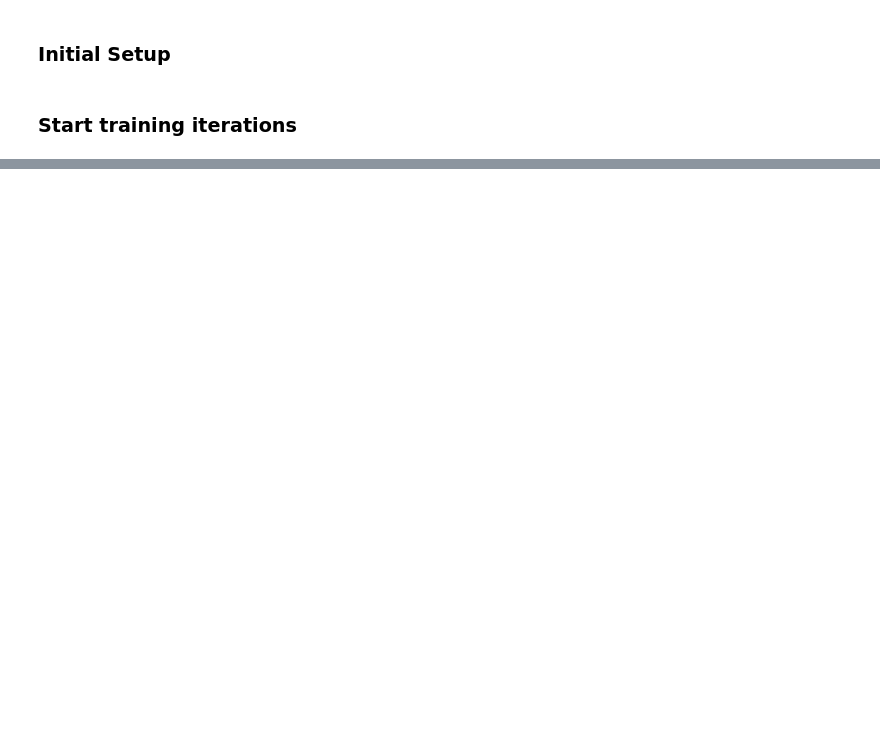
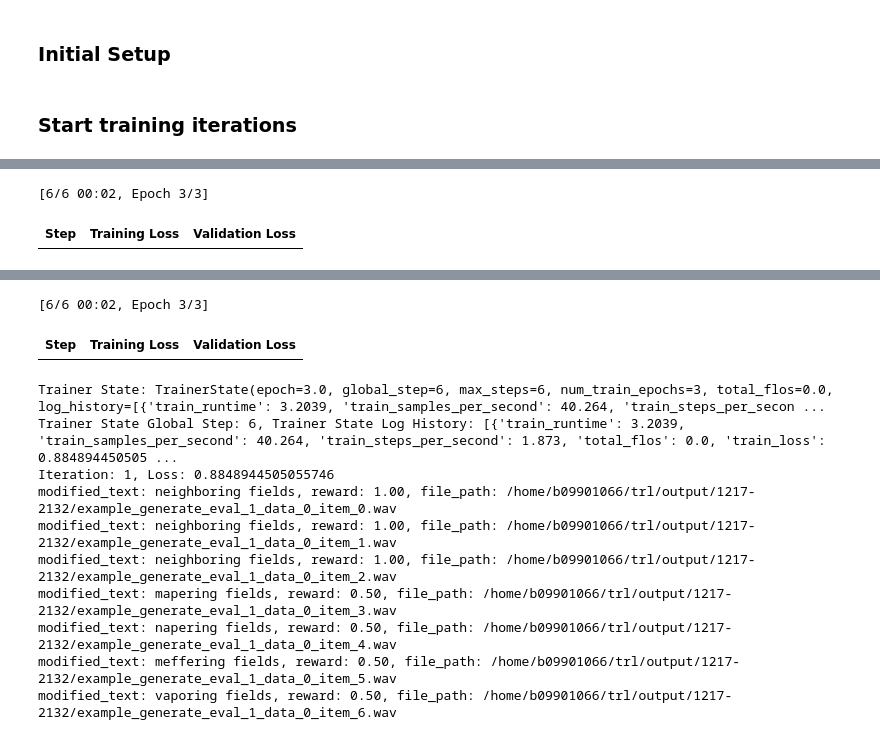
Before and after one commit to Alanhsiu/trl, a Jupyter notebook: dpo_claps_asr.ipynb, the cells around one changed output, grey strips where cells are left out. Cells and saved outputs as stored; diff of their text form; code cells hidden in the pictures; blank space fills up the shorter version.

```diff
--- a/dpo_claps_asr.ipynb
+++ b/dpo_claps_asr.ipynb
@@ -477,0 +540,9 @@ def train_iteration(model,
+# %%
+asr_model_size = "large-v1" ## tiny, medium, large-v1, large-v2
+
+if torch.cuda.is_available():
+    asr_model = WhisperModel(asr_model_size, device="cuda", compute_type="float16")
+    print(asr_model_size, "cuda", "float16")
+else:
+    asr_model = WhisperModel(asr_model_size, device="cpu", compute_type="int8")
+    print(asr_model_size, "cpu", "int8")
@@ -591,5 +612,4 @@ original_instruction[1294] = instruction_1
 # %%
-# Configuration
 sr = 24000
 text_enc_name = "google/flan-t5-large"
 text_enc_dim = 1024
@@ -600,10 +620,9 @@ speech_blstm_dim = 256
 rep_dim = 512
 sub_dim = 0
 n_sub = 1
-ckpt_pth = f'{base_path}/CLAPS/pretrained/7d/cp_claps_blstm_m_50k_v3/cp_0045000'
+ckpt_pth = f'{current_base_path}/CLAPS/pretrained/7d/cp_claps_blstm_m_50k_v3/cp_0045000'
 project_dir = "cp_claps"
 
-# Argument Namespace
 a = argparse.Namespace(
     sr=sr,
     text_enc_name=text_enc_name,
@@ -618,6 +637,3 @@ a = argparse.Namespace(
     ckpt_pth=ckpt_pth,
     project_dir=project_dir
 )
-
-# Load CLAP model
-clap_model, accelerator = load_model(a)
@@ -796,8 +750,8 @@ os.environ["WANDB__SERVICE"] = "disabled"
 # %%
 disable_tqdm = not os.isatty(1)
 
-def evaluate_iteration(eval_type, iteration, eval_indices, eval_data_len):
-    metrics, rewards, all_asr_rewards = eval_dpo_claps_asr_batch(
+def evaluate_iteration(eval_type, iteration, eval_indices, eval_data_len, is_baseline=False):
+    metrics, rewards, all_claps_rewards, all_asr_rewards = eval_dpo_claps_asr_batch(
         nar_model=nar_model,
         ar_tokenizer=ar_tokenizer,
         nar_tokenizer=nar_tokenizer,
@@ -815,17 +769,41 @@ def evaluate_iteration(eval_type, iteration, eval_indices, eval_data_len):
         asr_model=asr_model,
         accelerator=accelerator
     )
-    logging.info(f"Trained Model Iteration {iteration} {eval_type} Set Evaluation:")
+
+    prefix = "Baseline/" if is_baseline else f"Eval/{eval_type}_"
+    step = 0 if is_baseline else iteration
+
+    logging.info(f"{'Baseline' if is_baseline else 'Trained Model'} Iteration {iteration} {eval_type} Set Evaluation:")
     logging.info(f"EVAL: Cosine_Sim metrics {eval_type} Set for iteration {iteration}: {metrics}")
     logging.info(f"EVAL: Cosine_Sim score {eval_type} Set for iteration {iteration}: {rewards}")
 
     reward_list = [np.mean([r for r in reward_group if r is not None]) if reward_group else None for reward_group in rewards]
-    logging.info(f"EVAL: Trained model Cosine_Sim score list on {eval_type} set: {reward_list}")
     filtered_reward_list = [r for r in reward_list if r is not None]
     avg_reward = np.mean(filtered_reward_list) if filtered_reward_list else None
-    logging.info(f"EVAL: Trained model average Cosine_Sim score on {eval_type} set: {avg_reward}")
+    avg_claps_rewards = np.mean(all_claps_rewards)
     avg_asr_rewards = np.mean(all_asr_rewards)
-    logging.info(f"EVAL: Trained model average ASR rewards on {eval_type} set: {avg_asr_rewards}")
+
+    logging.info(f"EVAL: {'Baseline' if is_baseline else 'Trained model'} Cosine_Sim score list on {eval_type} set: {reward_list}")
+    logging.info(f"EVAL: {'Baseline' if is_baseline else 'Trained model'} average Cosine_Sim score on {eval_type} set: {avg_reward}")
+    logging.info(f"EVAL: {'Baseline' if is_baseline else 'Trained model'} average CLAPS rewards on {eval_type} set: {avg_claps_rewards}")
+    logging.info(f"EVAL: {'Baseline' if is_baseline else 'Trained model'} average ASR rewards on {eval_type} set: {avg_asr_rewards}")
+
+    # Log rewards to TensorBoard
+    if avg_reward is not None:
+        writer.add_scalar(f"{prefix}Avg_Cosine_Sim", avg_reward, step)
+    if avg_claps_rewards is not None:
+        writer.add_scalar(f"{prefix}Avg_CLAPS_Reward", avg_claps_rewards, step)
+    if avg_asr_rewards is not None:
+        writer.add_scalar(f"{prefix}Avg_ASR_Reward", avg_asr_rewards, step)
+
+logging.info("Evaluating initial model performance before training begins.")
+
+if eval_train:
+    evaluate_iteration("Train", iteration=-1, eval_indices=eval_train_indices, eval_data_len=eval_train_data_len, is_baseline=True)
+
+if eval_test:
+    evaluate_iteration("Test", iteration=-1, eval_indices=eval_test_indices, eval_data_len=eval_test_data_len, is_baseline=True)
+
 
 for iteration in tqdm(range(num_iterations), desc="Training Iterations", disable=disable_tqdm):
     logging.info(f"-----------Starting iteration {iteration}-----------")
@@ -850,7 +828,7 @@ for iteration in tqdm(range(num_iterations), desc="Training Iterations", disable
         model_output_dir_base=model_output_dir,
         temperature=1.0,
         beta=beta,
-        base_path=base_path,
+        base_path=current_base_path,
         resume_from_checkpoint=resume,
         learning_rate=learning_rate,
         num_train_epochs=num_train_epochs,
@@ -868,6 +846,13 @@ for iteration in tqdm(range(num_iterations), desc="Training Iterations", disable
     logging.info(f"Chosen rewards for iteration {iteration}: {chosen_rewards}")
     logging.info(f"Rejected rewards for iteration {iteration}: {rejected_rewards}")
 
+    # Log chosen and rejected rewards to TensorBoard
+    if chosen_rewards:
+        writer.add_scalar("Train/Avg_Chosen_Reward", np.mean(chosen_rewards), iteration)
+    if rejected_rewards:
+        writer.add_scalar("Train/Avg_Rejected_Reward", np.mean(rejected_rewards), iteration)
+
+
     if (iteration + 1) % eval_frequency == 0:
         if eval_train:
             evaluate_iteration("Train", iteration, eval_train_indices, eval_train_data_len)
@@ -879,3 +864,8 @@ for iteration in tqdm(range(num_iterations), desc="Training Iterations", disable
 total_end_time = time.time()
 total_time_taken = total_end_time - total_start_time
 logging.info(f"Total time taken for the entire process: {total_time_taken:.2f} seconds")
+# Close TensorBoard SummaryWriter
+writer.close()
+
+# Transcriptions: 'neighboring fields', 'but i will be in a minute', 'will you', 'why is it', 'what more do you want', 'why not', 'the wind wakened me', 'yes', 'hush pearl hush', 'good night husband', 'what music', 'shut up will you', 'here he is', 'that was strange'
+# %% [output]
@@ -881,0 +889,2 @@ logging.info(f"Total time taken for the entire process: {total_time_taken:.2f} s
+[6/6 00:02, Epoch 3/3]
+| Step | Training Loss | Validation Loss |
@@ -881,0 +908,12 @@ logging.info(f"Total time taken for the entire process: {total_time_taken:.2f} s
+[6/6 00:02, Epoch 3/3]
+| Step | Training Loss | Validation Loss |
+Trainer State: TrainerState(epoch=3.0, global_step=6, max_steps=6, num_train_epochs=3, total_flos=0.0, log_history=[{'train_runtime': 3.2039, 'train_samples_per_second': 40.264, 'train_steps_per_secon ...
+Trainer State Global Step: 6, Trainer State Log History: [{'train_runtime': 3.2039, 'train_samples_per_second': 40.264, 'train_steps_per_second': 1.873, 'total_flos': 0.0, 'train_loss': 0.884894450505 ...
+Iteration: 1, Loss: 0.8848944505055746
+modified_text: neighboring fields, reward: 1.00, file_path: /home/b09901066/trl/output/1217-2132/example_generate_eval_1_data_0_item_0.wav
+modified_text: neighboring fields, reward: 1.00, file_path: /home/b09901066/trl/output/1217-2132/example_generate_eval_1_data_0_item_1.wav
+modified_text: neighboring fields, reward: 1.00, file_path: /home/b09901066/trl/output/1217-2132/example_generate_eval_1_data_0_item_2.wav
+modified_text: mapering fields, reward: 0.50, file_path: /home/b09901066/trl/output/1217-2132/example_generate_eval_1_data_0_item_3.wav
+modified_text: napering fields, reward: 0.50, file_path: /home/b09901066/trl/output/1217-2132/example_generate_eval_1_data_0_item_4.wav
+modified_text: meffering fields, reward: 0.50, file_path: /home/b09901066/trl/output/1217-2132/example_generate_eval_1_data_0_item_5.wav
+modified_text: vaporing fields, reward: 0.50, file_path: /home/b09901066/trl/output/1217-2132/example_generate_eval_1_data_0_item_6.wav
```
Also changed, not shown: parts of 14 cells of this notebook, 14 other files.
